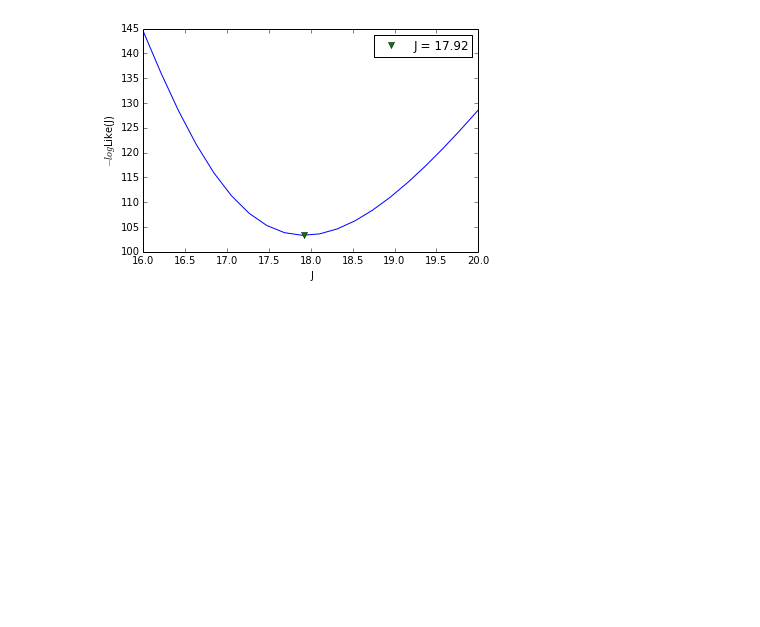
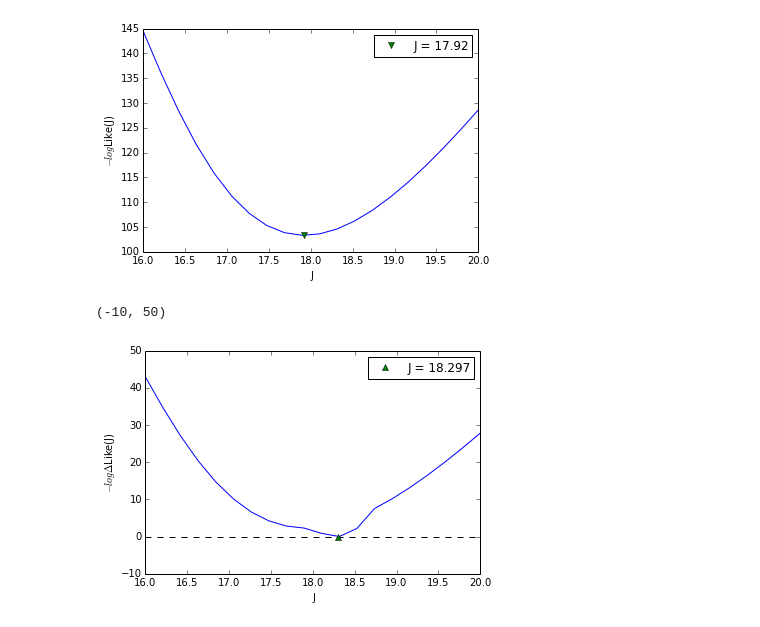
Before and after one commit to achiappo/FRESKA, a Jupyter notebook: spherical_jeans_analysis.ipynb, the cells around one changed output. Drawn from its saved outputs; the diff is of its cells as text; code cells hidden in the pictures; blank space fills up the shorter version.

```diff
--- a/spherical_jeans_analysis.ipynb
+++ b/spherical_jeans_analysis.ipynb
@@ -568,3 +575,35 @@ plt.ylabel(r'$-log$Like(J)')
 # %% [output]
 <matplotlib.text.Text at 0x...>
 [figure]
+# %%
+tmax=0.5
+rt=np.inf
+min_LikeJ = np.zeros_like(J_array)
+LikeJ_values = np.zeros_like(r0_array)
+for i,J in enumerate(J_array):
+    for j,r0 in enumerate(r0_array):
+        min_rho0 = sciopt.minimize_scalar(deltaJ,args=(J,D,rt,r0,tmax),tol=1e-8)
+        LikeJ_values[j] = logLike(10.**min_rho0.x*r0**3.,j)
+    spline_LikeJ = spline(r0_array,LikeJ_values,s=0)
+    min_r0 = sciopt.minimize_scalar(spline_LikeJ)
+    neg_spline = lambda J : -spline_LikeJ(J)
+    if min_r0.x < 0:
+        min_LikeJ[i] = spline_LikeJ(sciopt.minimize_scalar(neg_spline).x)
+    else:
+        min_LikeJ[i] = spline_LikeJ(min_r0.x)
+# %%
+spline_Like = spline(np.delete(J_array,np.where(np.isnan(min_LikeJ))[0]),
+                     np.delete(min_LikeJ,np.where(np.isnan(min_LikeJ))[0]),s=0)
+min_J = sciopt.minimize_scalar(spline_Like,bracket=(17.,19.),tol=1e-8)
+plt.plot(J_array,spline_Like(J_array)-spline_Like(min_J.x))
+plt.plot(min_J.x,0.,'^',label='J = %.3f'%min_J.x)
+plt.hlines(0.,min(J_array),max(J_array),linestyles='dashed')
+#plt.hlines(.5,min(J_array),max(J_array),colors=('r'),linestyles='dashed',label=r'$1-\sigma$')
+plt.legend(numpoints=1,loc='upper right',fontsize=12)
+plt.ylabel(r'$-log\Delta$Like(J)')
+plt.xlabel('J')
+plt.ylim(-10,50)
+#plt.savefig('output/LikeJ.png',dpi=100,format='png')
+# %% [output]
+(-10, 50)
+[figure, added]
```
Also changed, not shown: parts of 4 cells of this notebook.
